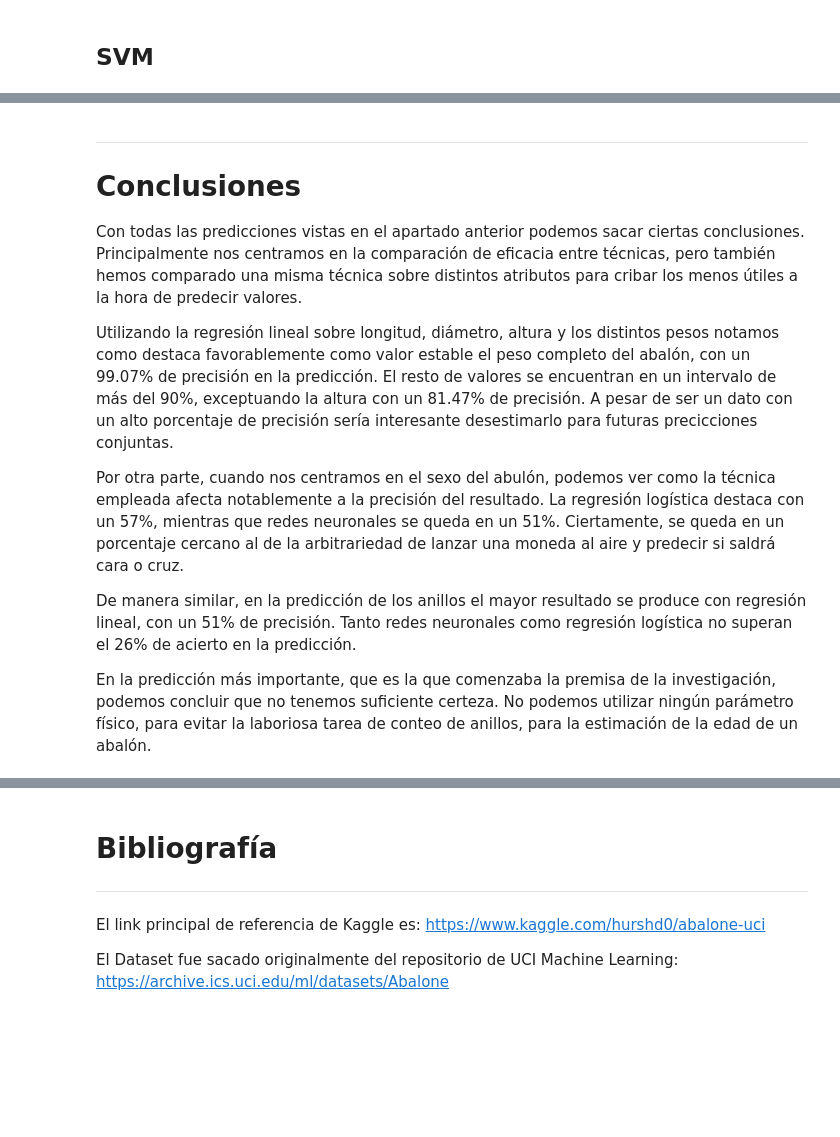
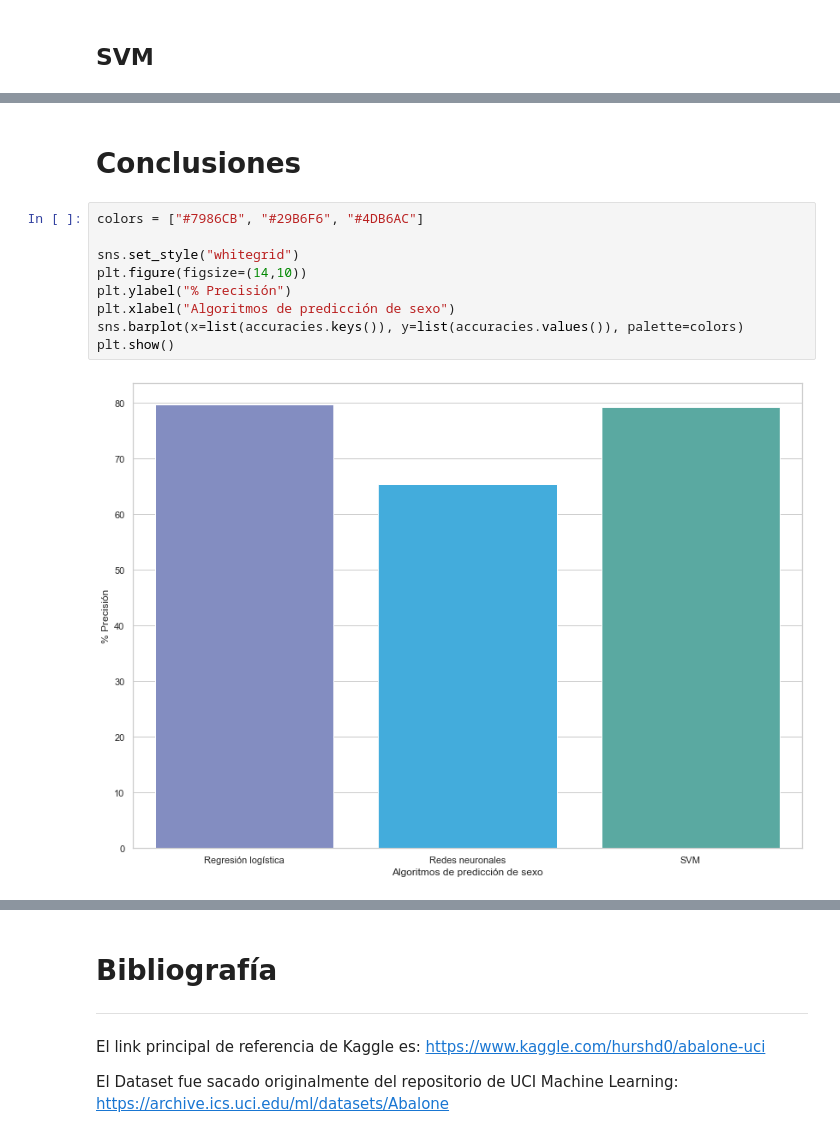
Before and after one commit to nubango/AprendizajeAutomatico, a Jupyter notebook: Proyecto Final/abalone.ipynb, the cells around one changed output, grey strips where cells are left out. Cells and saved outputs as stored; diff of their text form; blank space fills up the shorter version.

```diff
--- a/Proyecto Final/abalone.ipynb
+++ b/Proyecto Final/abalone.ipynb
@@ -676,14 +675,13 @@ Porcentaje de acierto (C = 301): 79.19%
-# %% [markdown]
-***
-
-# Conclusiones
-
-Con todas las predicciones vistas en el apartado anterior podemos sacar ciertas conclusiones. Principalmente nos centramos en la comparación de eficacia entre técnicas, pero también hemos comparado una misma técnica sobre distintos atributos para cribar los menos útiles a la hora de predecir valores.
-
-Utilizando la regresión lineal sobre longitud, diámetro, altura y los distintos pesos notamos como destaca favorablemente como valor estable el peso completo del abalón, con un 99.07% de precisión en la predicción. El resto de valores se encuentran en un intervalo de más del 90%, exceptuando la altura con un 81.47% de precisión. A pesar de ser un dato con un alto porcentaje de precisión sería interesante desestimarlo para futuras precicciones conjuntas.
-
-Por otra parte, cuando nos centramos en el sexo del abulón, podemos ver como la técnica empleada afecta notablemente a la precisión del resultado. La regresión logística destaca con un 57%, mientras que redes neuronales se queda en un 51%. Ciertamente, se queda en un porcentaje cercano al de la arbitrariedad de lanzar una moneda al aire y predecir si saldrá cara o cruz.
-
-De manera similar, en la predicción de los anillos el mayor resultado se produce con regresión lineal, con un 51% de precisión. Tanto redes neuronales como regresión logística no superan el 26% de acierto en la predicción.
-
-En la predicción más importante, que es la que comenzaba la premisa de la investigación, podemos concluir que no tenemos suficiente certeza. No podemos utilizar ningún parámetro físico, para evitar la laboriosa tarea de conteo de anillos, para la estimación de la edad de un abalón.
+# %% [markdown]
+# Conclusiones
+# %%
+colors = ["#7986CB", "#29B6F6", "#4DB6AC"]
+
+sns.set_style("whitegrid")
+plt.figure(figsize=(14,10))
+plt.ylabel("% Precisión")
+plt.xlabel("Algoritmos de predicción de sexo")
+sns.barplot(x=list(accuracies.keys()), y=list(accuracies.values()), palette=colors)
+plt.show()
+# %% [output]
+[figure, added]
```
Also changed, not shown: parts of 5 cells of this notebook.
